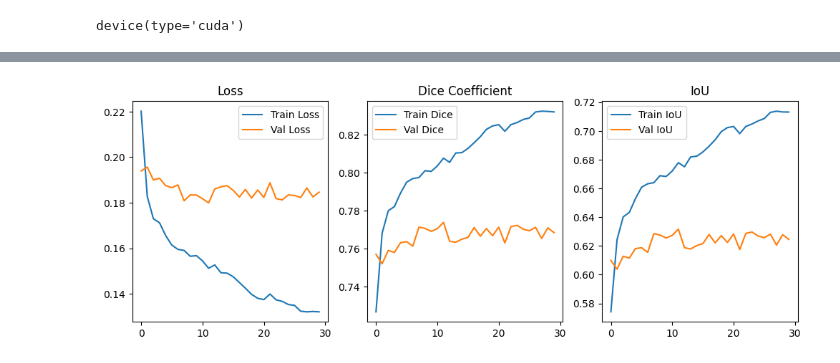
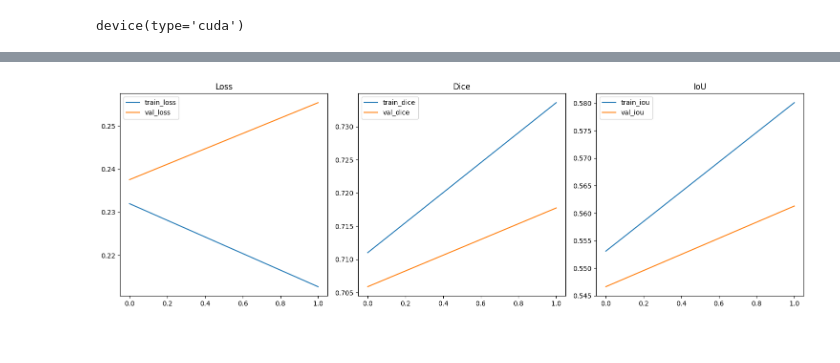
Before and after one commit to lkwinta/coronary-stenosis-detection, a Jupyter notebook: notebooks/segmentation.ipynb, the cells around one changed output, grey strips where cells are left out. Cells and saved outputs as stored; diff of their text form; code cells hidden in the pictures.

```diff
--- a/notebooks/segmentation.ipynb
+++ b/notebooks/segmentation.ipynb
@@ -311,7 +311,7 @@ history = training_loop(
     optimizer=optimizer,
     criterion=criterion,
     device=device,
-    num_epochs=30,
+    num_epochs=2,
     scheduler=scheduler,
 )
 # %%
@@ -371,24 +364,12 @@ Validation IoU: 0.6245
 # %%
-fig, axes = plt.subplots(1, 3, figsize=(12, 4))
-
-axes[0].plot(history["train_loss"], label="Train Loss")
-axes[0].plot(history["val_loss"], label="Val Loss")
-axes[0].set_title("Loss")
-axes[0].legend()
-
-axes[1].plot(history["train_dice"], label="Train Dice")
-axes[1].plot(history["val_dice"], label="Val Dice")
-axes[1].set_title("Dice Coefficient")
-axes[1].legend()
-
-axes[2].plot(history["train_iou"], label="Train IoU")
-axes[2].plot(history["val_iou"], label="Val IoU")
-axes[2].set_title("IoU")
-axes[2].legend()
-
-plt.show()
+plot_lines(
+    history,
+    (["train_loss", "val_loss"], "Loss"),
+    (["train_dice", "val_dice"], "Dice"),
+    (["train_iou", "val_iou"], "IoU"),
+)
 # %% [output]
-[figure, old version]
+[figure, new version]
 # %%
 import os
 
```
Also changed, not shown: parts of 6 cells of this notebook, 5 other files.
